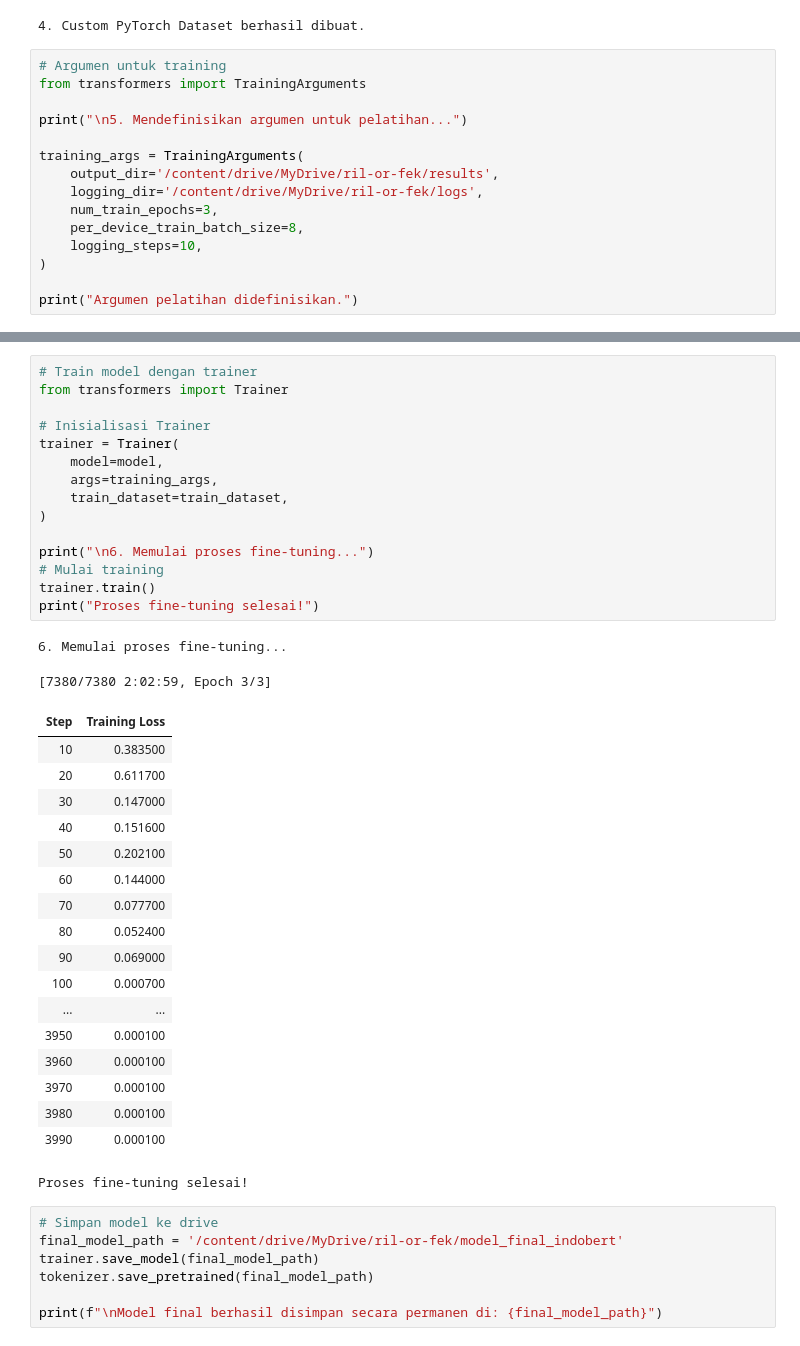
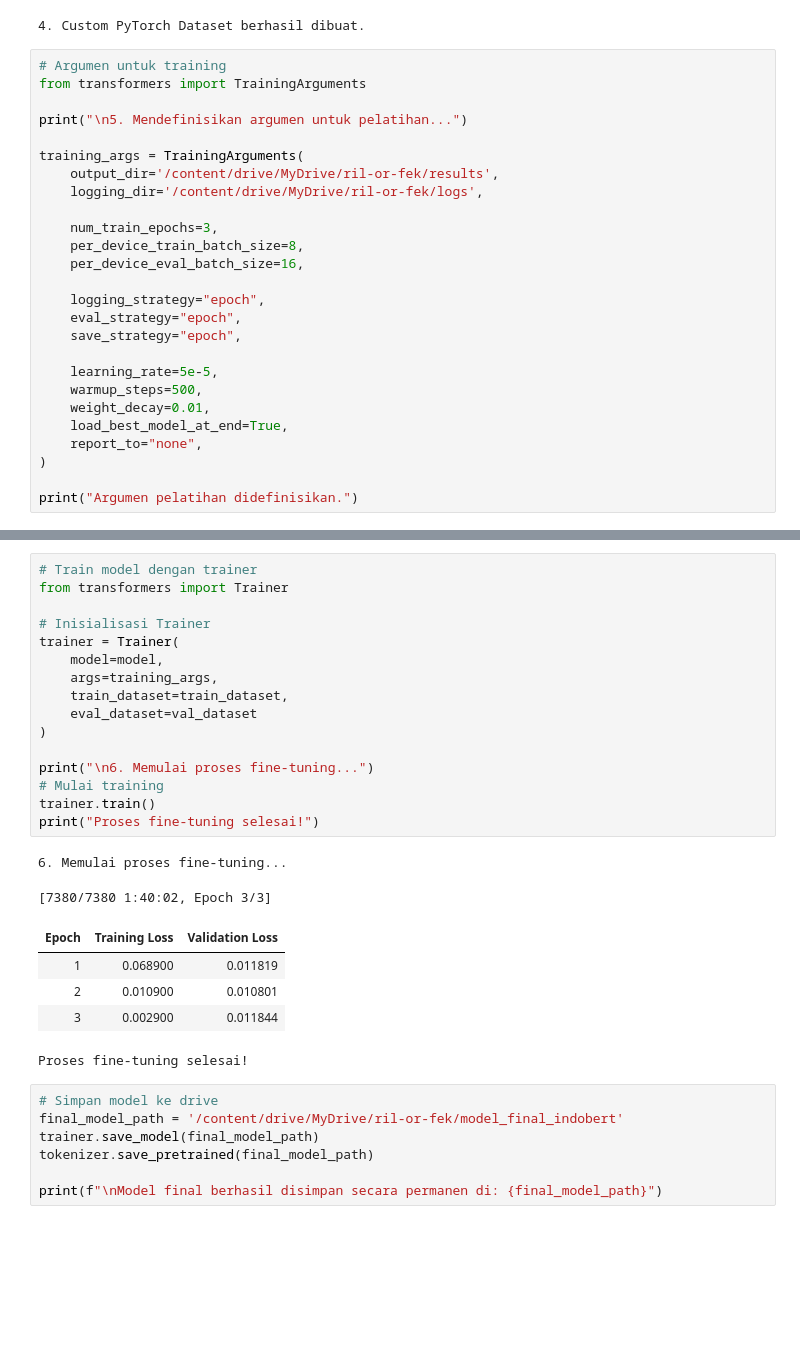
Before and after one commit to farisalfrz/ril-or-fek-project, a Jupyter notebook: notebooks/3_IndoBERT_Fine_Tuning.ipynb, the cells around one changed output, grey strips where cells are left out. Cells and saved outputs as stored; diff of their text form; blank space fills up the shorter version.

```diff
--- a/notebooks/3_IndoBERT_Fine_Tuning.ipynb
+++ b/notebooks/3_IndoBERT_Fine_Tuning.ipynb
@@ -104,9 +112,20 @@ print("\n5. Mendefinisikan argumen untuk pelatihan...")
 training_args = TrainingArguments(
     output_dir='/content/drive/MyDrive/ril-or-fek/results',
     logging_dir='/content/drive/MyDrive/ril-or-fek/logs',
+
     num_train_epochs=3,
     per_device_train_batch_size=8,
-    logging_steps=10,
+    per_device_eval_batch_size=16,
+
+    logging_strategy="epoch",
+    eval_strategy="epoch",
+    save_strategy="epoch",
+
+    learning_rate=5e-5,
+    warmup_steps=500,
+    weight_decay=0.01,
+    load_best_model_at_end=True,
+    report_to="none",
 )
 
 print("Argumen pelatihan didefinisikan.")
@@ -117,38 +135,26 @@ Argumen pelatihan didefinisikan.
 # %%
 # Train model dengan trainer
 from transformers import Trainer
 
 # Inisialisasi Trainer
 trainer = Trainer(
     model=model,
     args=training_args,
     train_dataset=train_dataset,
+    eval_dataset=val_dataset
 )
 
 print("\n6. Memulai proses fine-tuning...")
 # Mulai training
 trainer.train()
 print("Proses fine-tuning selesai!")
 # %% [output]
 6. Memulai proses fine-tuning...
-[7380/7380 2:02:59, Epoch 3/3]
+[7380/7380 1:40:02, Epoch 3/3]
-| Step | Training Loss |
-| 10 | 0.383500 |
-| 20 | 0.611700 |
-| 30 | 0.147000 |
-| 40 | 0.151600 |
-| 50 | 0.202100 |
-| 60 | 0.144000 |
-| 70 | 0.077700 |
-| 80 | 0.052400 |
-| 90 | 0.069000 |
-| 100 | 0.000700 |
-| ... | ... |
-| 3950 | 0.000100 |
-| 3960 | 0.000100 |
-| 3970 | 0.000100 |
-| 3980 | 0.000100 |
-| 3990 | 0.000100 |
+| Epoch | Training Loss | Validation Loss |
+| 1 | 0.068900 | 0.011819 |
+| 2 | 0.010900 | 0.010801 |
+| 3 | 0.002900 | 0.011844 |
 Proses fine-tuning selesai!
 # %%
 # Simpan model ke drive
```
Also changed, not shown: parts of 3 cells of this notebook, 6 other files.
